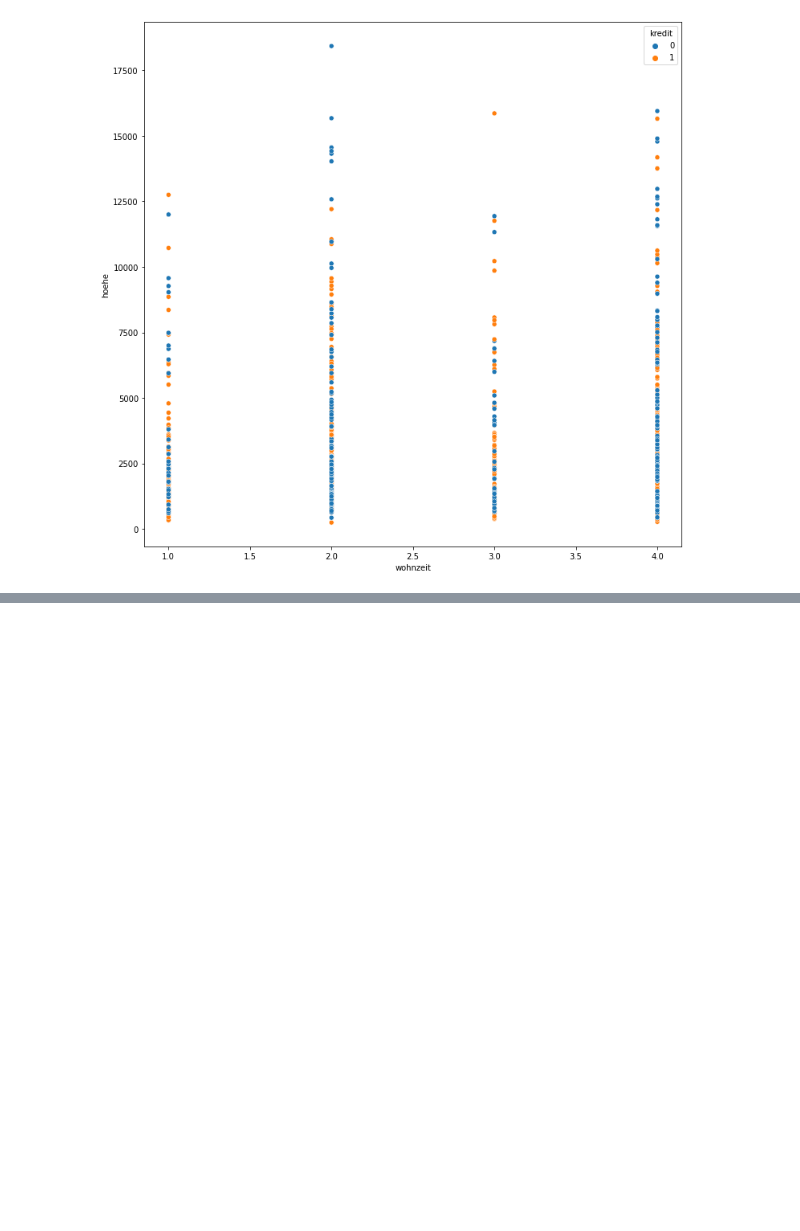
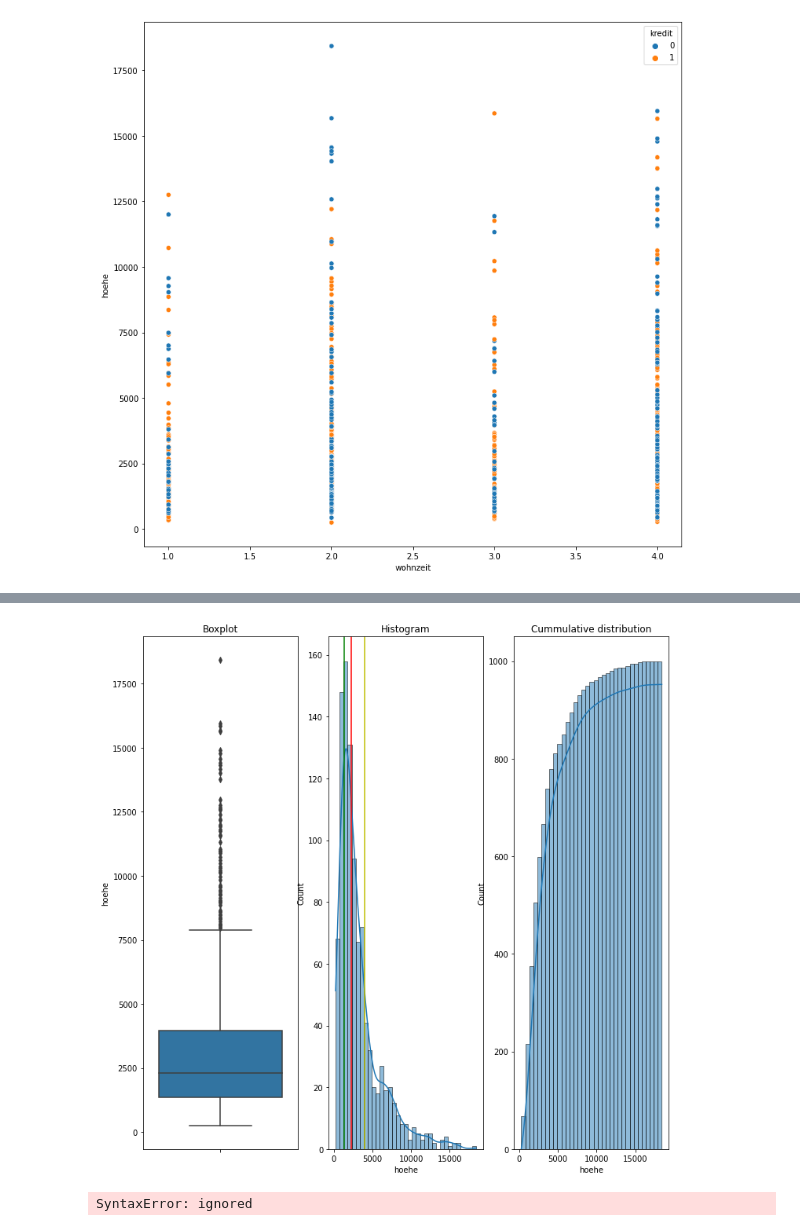
Before and after one commit to raulbenitez/OUTLIER_DETECTION, a Jupyter notebook: outlier_detection_methods.ipynb, the cells around one changed output, grey strips where cells are left out. Saved outputs shown, nothing was run; the diff lists cells and outputs as text; code cells hidden in the pictures; blank space fills up the shorter version.

```diff
--- a/outlier_detection_methods.ipynb
+++ b/outlier_detection_methods.ipynb
@@ -80,0 +95,29 @@ plt.show
+# %%
+Q1 = df['hoehe'].quantile(.25)
+Q2 = df['hoehe'].quantile(.5)
+Q3 = df['hoehe'].quantile(.75)
+IQR = Q3-Q1
+
+
+fig = plt.figure(figsize=(12,12))
+ax = fig.add_subplot(131)
+ax = sns.boxplot(y='hoehe',data=df)
+ax.set_title('Boxplot')
+ax1 = fig.add_subplot(132)
+ax1 = sns.histplot(x='hoehe',data=df,kde=True)
+ax1.set_title('Histogram')
+ax1 = plt.axvline(Q1, color="g", linestyle="-")
+ax1 = plt.axvline(Q2, color="r", linestyle="-")
+ax1 = plt.axvline(Q3, color="y", linestyle="-")
+
+
+ax2 = fig.add_subplot(133)
+ax2 = sns.histplot(x='hoehe',data=df,kde=True,cumulative=True)
+ax2.set_title('Cummulative distribution')
+plt.show()
+# %% [output]
+[figure, added]
+# %%
+df.loc[(df['hoehe']<Q2-1.5*IQR) | (df['hoehe']>Q2+1.5*IQR)]
+# %% [output]
+SyntaxError: ignored
```
Also changed, not shown: parts of 10 cells of this notebook.
